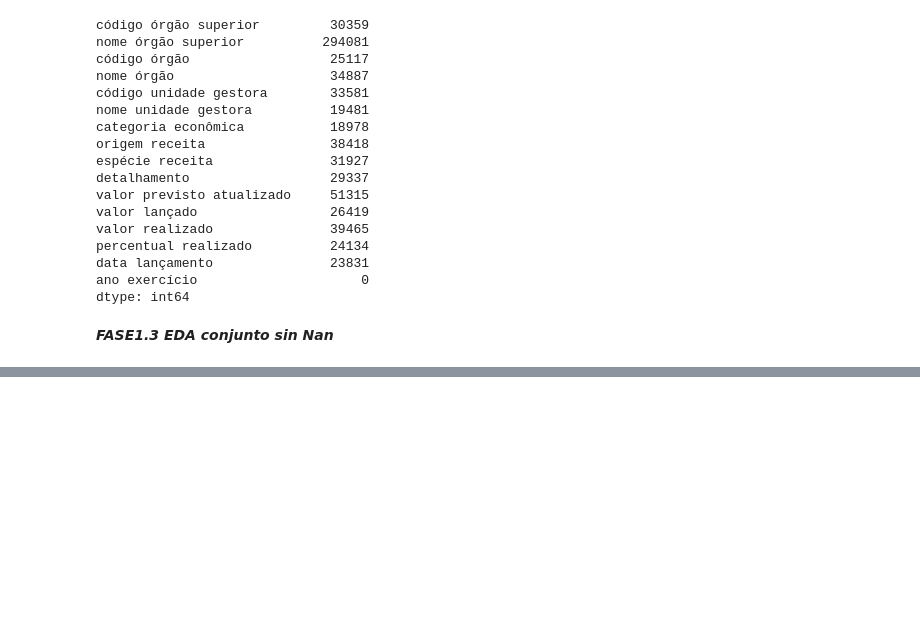
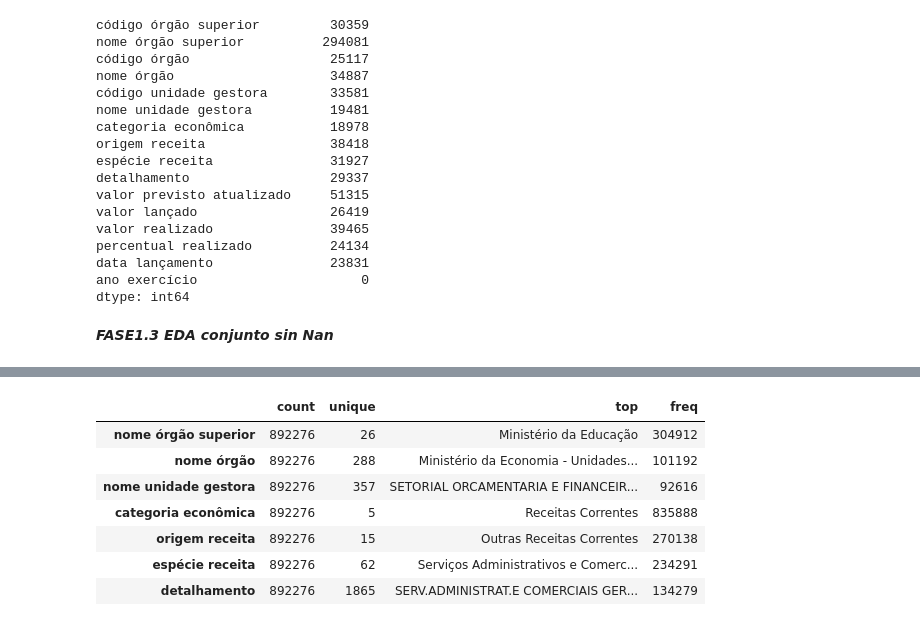
Before and after one commit to jgilsu11/Proyecto2-EDA-Ingresos-Brasil, a Jupyter notebook: EDAs individual y conjunto.ipynb, the cells around one changed output, grey strips where cells are left out. Drawn from its saved outputs; the diff is of its cells as text; code cells hidden in the pictures; blank space fills up the shorter version.

```diff
--- a/EDAs individual y conjunto.ipynb
+++ b/EDAs individual y conjunto.ipynb
@@ -722,0 +755,11 @@ dfcompletasinNan
+# %%
+dfcompletasinNan.describe(include= "O").T
+# %% [output]
+|  | count | unique | top | freq |
+| nome órgão superior | 892276 | 26 | Ministério da Educação | 304912 |
+| nome órgão | 892276 | 288 | Ministério da Economia - Unidades... | 101192 |
+| nome unidade gestora | 892276 | 357 | SETORIAL ORCAMENTARIA E FINANCEIR... | 92616 |
+| categoria econômica | 892276 | 5 | Receitas Correntes | 835888 |
+| origem receita | 892276 | 15 | Outras Receitas Correntes | 270138 |
+| espécie receita | 892276 | 62 | Serviços Administrativos e Comerc... | 234291 |
+| detalhamento | 892276 | 1865 | SERV.ADMINISTRAT.E COMERCIAIS GER... | 134279 |
```
Also changed, not shown: parts of 10 cells of this notebook, 1 other file.
